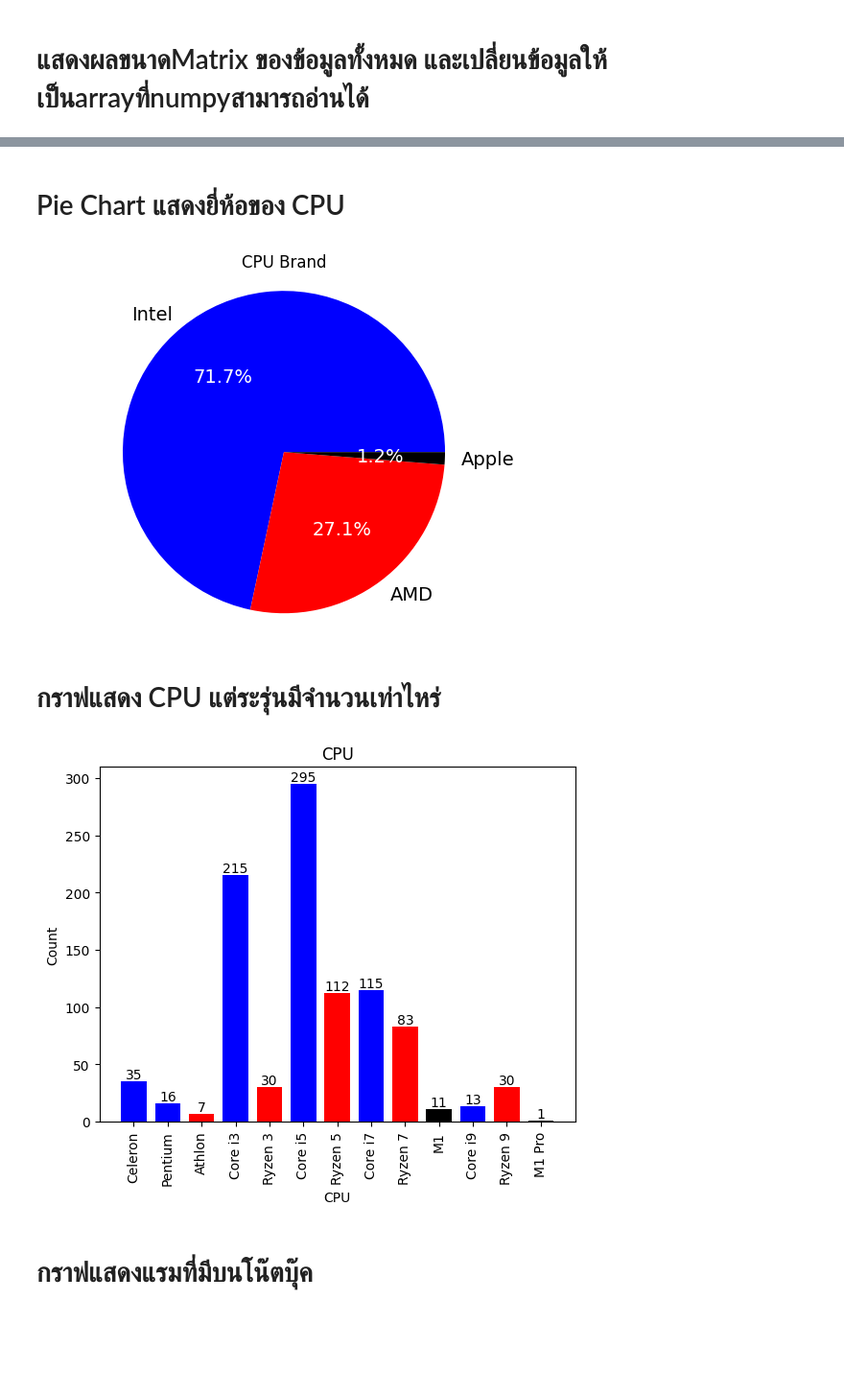
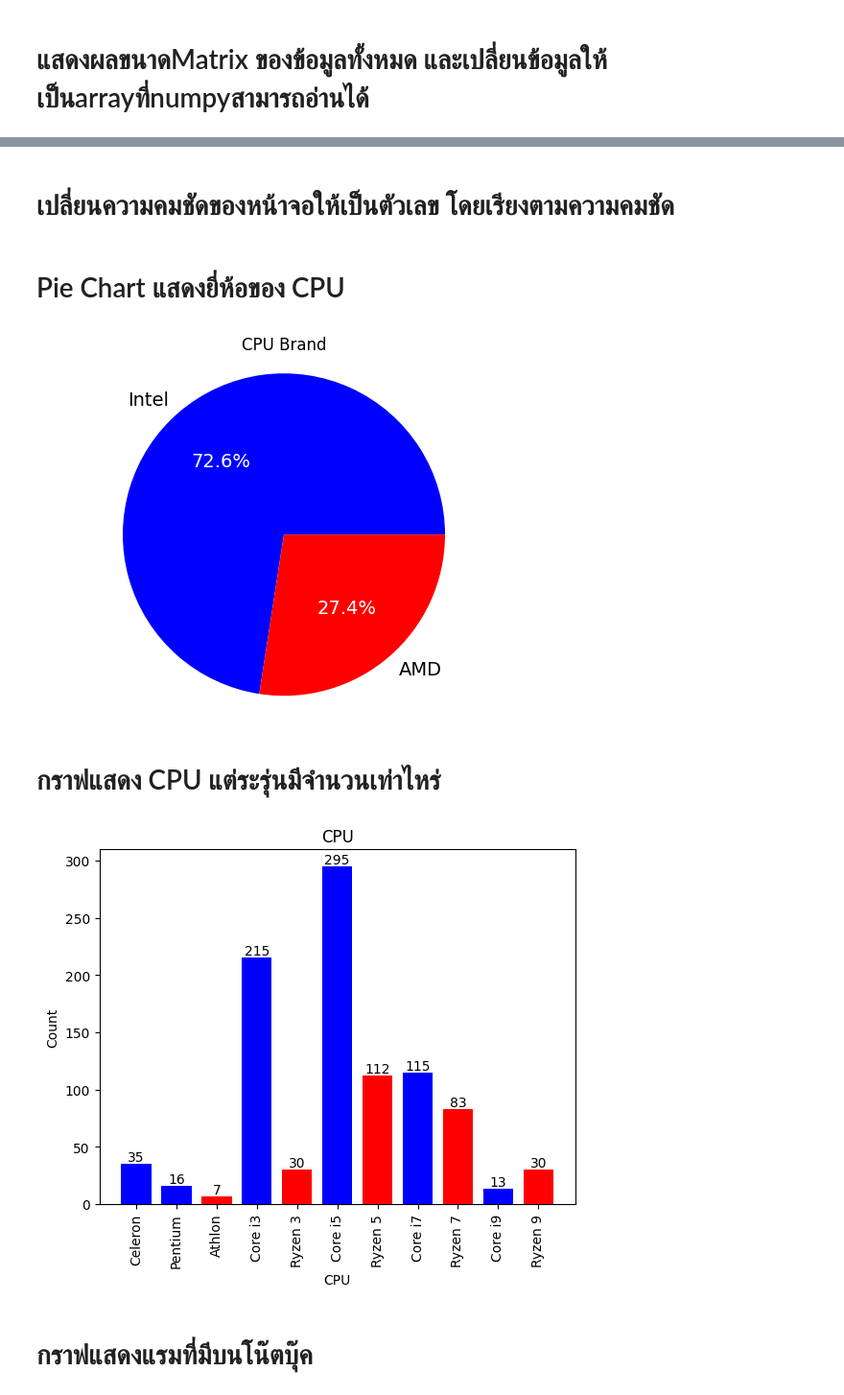
Before and after one commit to DaoRungphailin/Project_Which_Laptop_Should_I_Pick, a Jupyter notebook: Laptop_Recommend(1).ipynb, the cells around one changed output, grey strips where cells are left out. Shown: that part at 96% size. Saved outputs shown, nothing was run; the diff lists cells and outputs as text; code cells hidden in the pictures; blank space fills up the shorter version.

Commit message:
Update ipynb
เพิ่ม data visualization

```diff
--- a/Laptop_Recommend(1).ipynb
+++ b/Laptop_Recommend(1).ipynb
@@ -27,8 +28,9 @@ from sklearn.metrics.pairwise import cosine_similarity
 # %% [markdown]
 ## นำเข้าข้อมูล
 # %%
-field = ['name','Price(THB)','Type','Processor_Name','SSD_Capacity(GB)','HDD_Capacity(GB)','RAM(GB)','GPU_Score','ScreenReolution']
-df = pd.read_csv("Laptop_Data.csv",skipinitialspace=True, usecols=field)
+field = ['name', 'Price(THB)', 'Type', 'Processor_Name', 'SSD_Capacity(GB)',
+         'HDD_Capacity(GB)', 'RAM(GB)', 'GPU_Score', 'ScreenReolution']
+df = pd.read_csv("Laptop_Data.csv", skipinitialspace=True, usecols=field)
 # %% [markdown]
 # แสดงผลขนาดMatrix ของข้อมูลทั้งหมด และเปลี่ยนข้อมูลให้เป็นarrayที่numpyสามารถอ่านได้
 # %%
@@ -79,0 +52,12 @@ for i in range(0, len(data)):
+# %%
+processor_count = [0, 0, 0, 0, 0, 0, 0, 0, 0, 0, 0]
+processor_score = [1, 2, 2, 3, 3, 5, 5, 7, 7, 9, 9]
+processor = ["Celeron", "Pentium", "Athlon", "Core i3", "Ryzen 3", "Core i5", "Ryzen 5",
+             "Core i7", "Ryzen 7", "Core i9", "Ryzen 9"]
+for i in range(0, len(data)):
+    temp_data = data[i][3]
+    temp_index = processor.index(temp_data)
+    processor_count[temp_index] += 1
+    data[i][3]=processor_score[temp_index]
+# %% [markdown]
+# เปลี่ยนความคมชัดของหน้าจอให้เป็นตัวเลข โดยเรียงตามความคมชัด
@@ -83,17 +77,16 @@ for i in range(0, len(data)):
 cpu_brand = pd.read_csv(
     "Laptop_Data.csv", skipinitialspace=True, usecols=['Processor_Brand'])
 brand = cpu_brand.to_numpy()
-brand_count = [0, 0, 0]
-brand_type = ["Intel", "AMD", "Apple"]
+brand_count = [0, 0]
+brand_type = ["Intel", "AMD"]
 for i in brand:
     if i == 'Intel':
         brand_count[0] += 1
     elif i == "AMD":
         brand_count[1] += 1
-    else:
-        brand_count[2] += 1
 
-_,_,chart = plt.pie(brand_count,labels= brand_type,autopct='%1.1f%%', startangle=0,colors=['blue','red','black'], textprops={'fontsize': 14})
+_, _, chart = plt.pie(brand_count, labels=brand_type, autopct='%1.1f%%', startangle=0, colors=[
+                      'blue', 'red'], textprops={'fontsize': 14})
 plt.title('CPU Brand')
 plt.axis('equal')
 
@@ -101,21 +94,25 @@ for autotext in chart:
     autotext.set_color('white')
     autotext.set_size('14')
 plt.show()
+del cpu_brand, brand_count, brand_type, autotext, i
 # %% [output]
-[figure, old version]
+[figure, new version]
 # %% [markdown]
 # กราฟแสดง CPU แต่ระรุ่นมีจำนวนเท่าไหร่
 # %%
-processor_name=['Celeron','Pentium','Athlon','Core i3','Ryzen 3','Core i5','Ryzen 5','Core i7','Ryzen 7','M1','Core i9','Ryzen 9','M1 Pro']
-barplot = plt.bar(processor_name, processor_count,width=0.75,color = ['blue','blue','red','blue','red','blue','red','blue','red','black','blue','red','black'])
-plt.bar_label(barplot,labels=processor_count,label_type='edge')
+processor_name = ['Celeron', 'Pentium', 'Athlon', 'Core i3', 'Ryzen 3', 'Core i5',
+                  'Ryzen 5', 'Core i7', 'Ryzen 7',  'Core i9', 'Ryzen 9']
+barplot = plt.bar(processor_name, processor_count, width=0.75, color=[
+                  'blue', 'blue', 'red', 'blue', 'red', 'blue', 'red', 'blue', 'red',  'blue', 'red'])
+plt.bar_label(barplot, labels=processor_count, label_type='edge')
 plt.title("CPU")
 plt.xlabel('CPU')
 plt.ylabel('Count')
 plt.xticks(rotation=90)
 plt.show()
+del processor_name, processor_count
 # %% [output]
-[figure, old version]
+[figure, new version]
 # %% [markdown]
 # กราฟแสดงแรมที่มีบนโน๊ตบุ๊ค
 # %%
```
Also changed, not shown: parts of 16 cells of this notebook.
